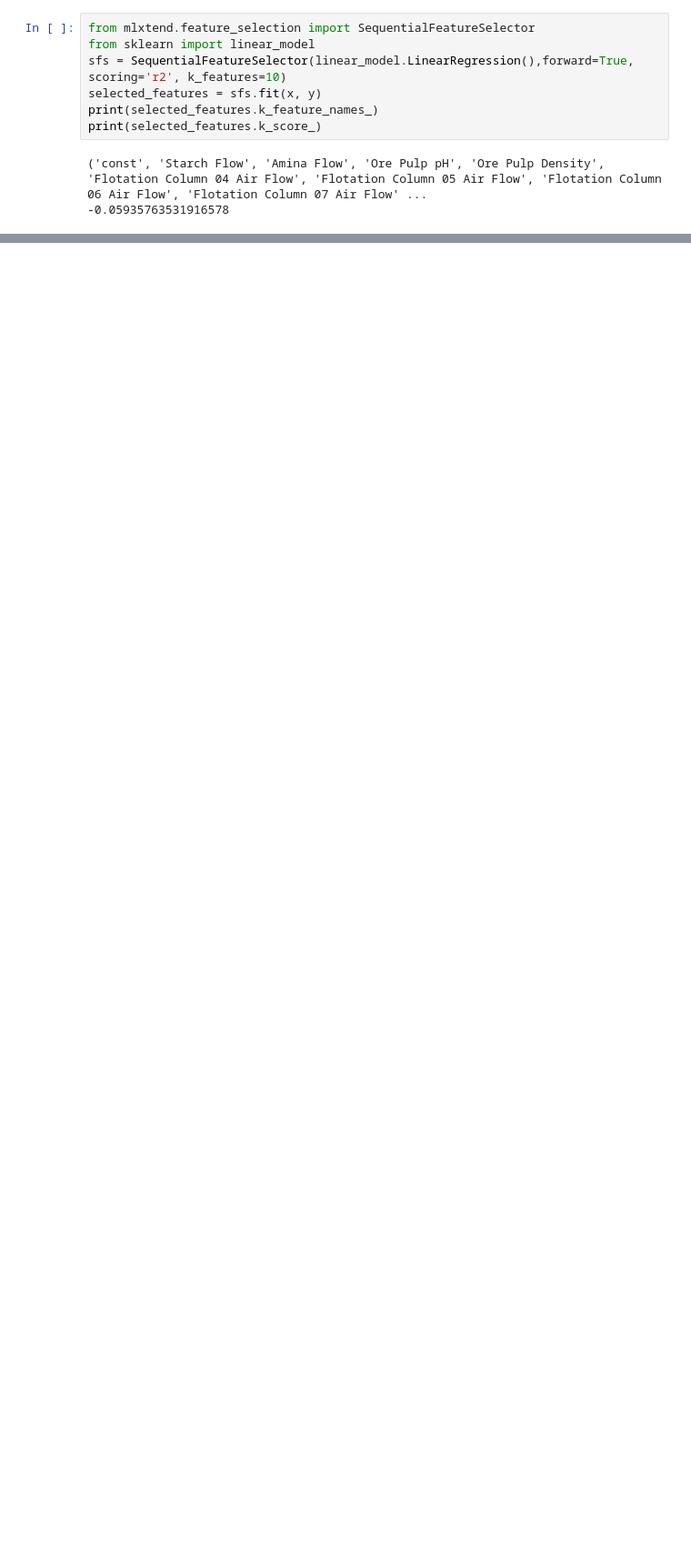
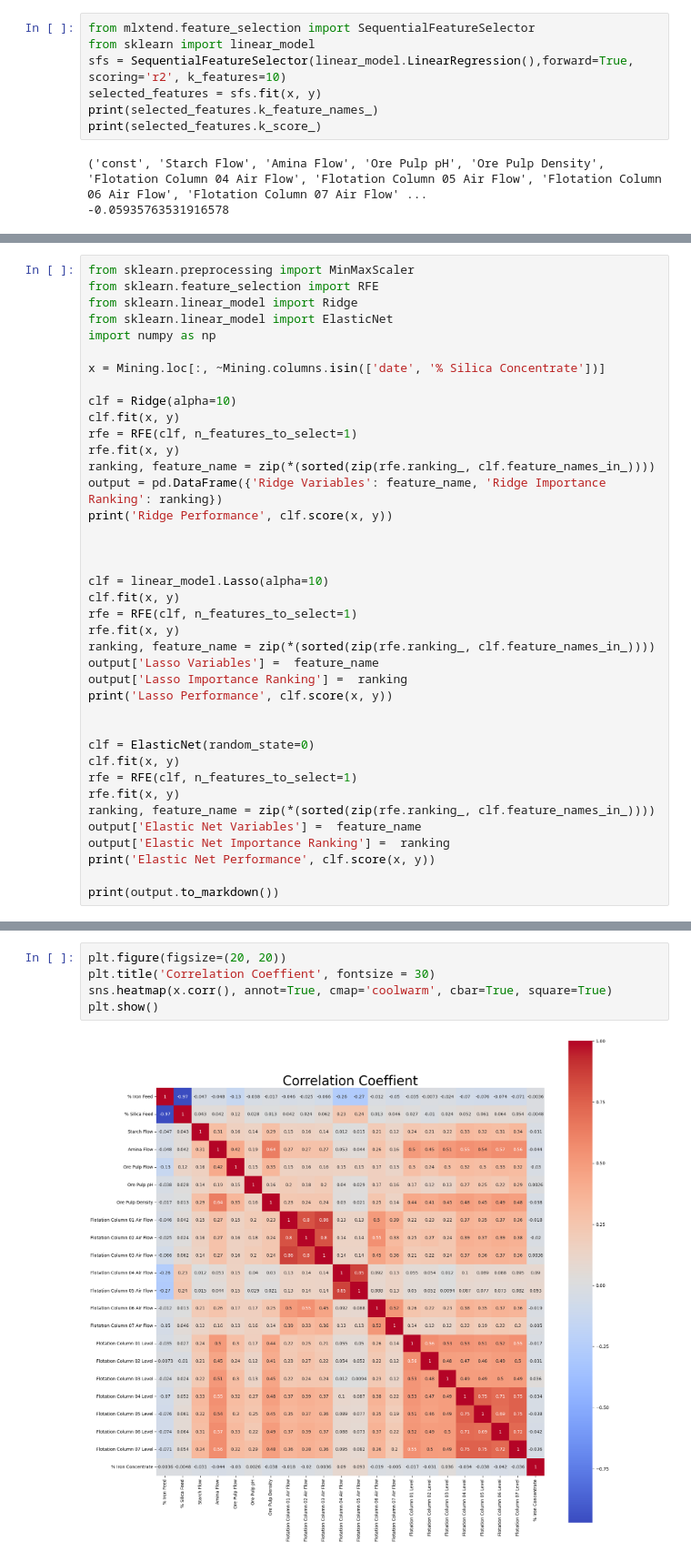
Before and after one commit to brianCHUCHU/MDS_Assignment03, a Jupyter notebook: MDS_Assignment3_B10704031_朱柏諺.ipynb, the cells around one changed output, grey strips where cells are left out. Shown at 91% size. Saved outputs shown, nothing was run; the diff lists cells and outputs as text; blank space fills up the shorter version.

```diff
--- a/Homework 3.ipynb
+++ b/MDS_Assignment3_B10704031_朱柏諺.ipynb
@@ -497,0 +492,39 @@ National Taiwan University Manufacturing Data Science
+# %%
+from sklearn.preprocessing import MinMaxScaler
+from sklearn.feature_selection import RFE
+from sklearn.linear_model import Ridge
+from sklearn.linear_model import ElasticNet
+import numpy as np
+
+x = Mining.loc[:, ~Mining.columns.isin(['date', '% Silica Concentrate'])]
+
+clf = Ridge(alpha=10)
+clf.fit(x, y)
+rfe = RFE(clf, n_features_to_select=1)
+rfe.fit(x, y)
+ranking, feature_name = zip(*(sorted(zip(rfe.ranking_, clf.feature_names_in_))))
+output = pd.DataFrame({'Ridge Variables': feature_name, 'Ridge Importance Ranking': ranking})
+print('Ridge Performance', clf.score(x, y))
+
+
+
+clf = linear_model.Lasso(alpha=10)
+clf.fit(x, y)
+rfe = RFE(clf, n_features_to_select=1)
+rfe.fit(x, y)
+ranking, feature_name = zip(*(sorted(zip(rfe.ranking_, clf.feature_names_in_))))
+output['Lasso Variables'] =  feature_name
+output['Lasso Importance Ranking'] =  ranking
+print('Lasso Performance', clf.score(x, y))
+
+
+clf = ElasticNet(random_state=0)
+clf.fit(x, y)
+rfe = RFE(clf, n_features_to_select=1)
+rfe.fit(x, y)
+ranking, feature_name = zip(*(sorted(zip(rfe.ranking_, clf.feature_names_in_))))
+output['Elastic Net Variables'] =  feature_name
+output['Elastic Net Importance Ranking'] =  ranking
+print('Elastic Net Performance', clf.score(x, y))
+
+print(output.to_markdown())
@@ -497,0 +615,7 @@ National Taiwan University Manufacturing Data Science
+# %%
+plt.figure(figsize=(20, 20))
+plt.title('Correlation Coeffient', fontsize = 30)
+sns.heatmap(x.corr(), annot=True, cmap='coolwarm', cbar=True, square=True)
+plt.show()
+# %% [output]
+[figure, added]
```
Also changed, not shown: parts of 19 cells of this notebook.
